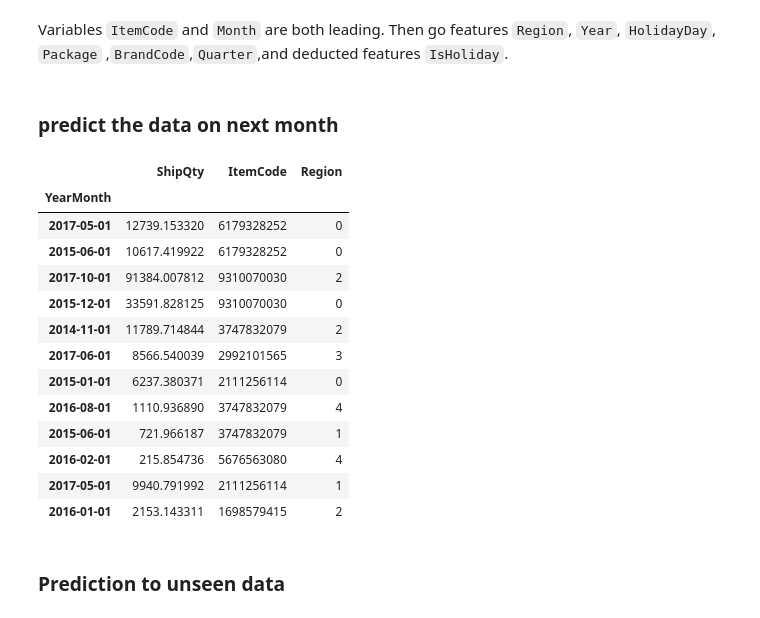
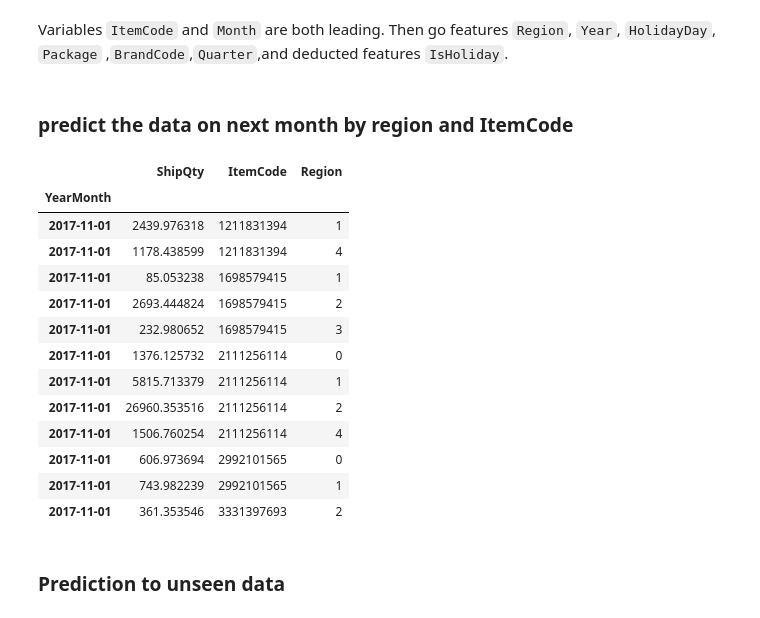
Before and after one commit to robin521111/data-sci, a Jupyter notebook: SONY Store_Sales.ipynb, the cells around one changed output. Saved outputs shown, nothing was run; the diff lists cells and outputs as text; code cells hidden in the pictures.

Commit message:
update prediction by item code by area

```diff
--- a/SONY Store_Sales.ipynb
+++ b/SONY Store_Sales.ipynb
@@ -1268,30 +1271,31 @@ xgb.plot_importance(model_final)
 # %% [markdown]
 Variables `ItemCode` and `Month` are both leading. Then go features `Region`,  `Year`, `HolidayDay`, `Package` ,`BrandCode`,`Quarter`,and deducted features `IsHoliday`.
 # %% [markdown]
-### predict the data on next month
+### predict the data on next month by region and ItemCode
 # %%
 from sklearn.model_selection import train_test_split
 
 train_m = xgb.DMatrix(train[predictors])
 train_p = model_final.predict(train_m)
-forecasts = pd.DataFrame({'ShipQty':np.exp(train_p),'ItemCode':train['ItemCode'],'Region':train['Region']})
-
-forecasts.head(12)
+forecasts = pd.DataFrame({'ShipQty':np.exp(train_p),'ItemCode':train['ItemCode'],'Region':train['Region']}).sort_values(by=['ItemCode','Region','YearMonth'])
+forecasts.sort_index(ascending=False)
+# print(forecasts['2017-04-01'])
+forecasts['2017-11-01'].head(12)
 # %% [output]
 |  | ShipQty | ItemCode | Region |
 | YearMonth |  |  |  |
-| 2017-05-01 | 12739.153320 | 6179328252 | 0 |
-| 2015-06-01 | 10617.419922 | 6179328252 | 0 |
-| 2017-10-01 | 91384.007812 | 9310070030 | 2 |
-| 2015-12-01 | 33591.828125 | 9310070030 | 0 |
-| 2014-11-01 | 11789.714844 | 3747832079 | 2 |
-| 2017-06-01 | 8566.540039 | 2992101565 | 3 |
-| 2015-01-01 | 6237.380371 | 2111256114 | 0 |
-| 2016-08-01 | 1110.936890 | 3747832079 | 4 |
-| 2015-06-01 | 721.966187 | 3747832079 | 1 |
-| 2016-02-01 | 215.854736 | 5676563080 | 4 |
-| 2017-05-01 | 9940.791992 | 2111256114 | 1 |
-| 2016-01-01 | 2153.143311 | 1698579415 | 2 |
+| 2017-11-01 | 2439.976318 | 1211831394 | 1 |
+| 2017-11-01 | 1178.438599 | 1211831394 | 4 |
+| 2017-11-01 | 85.053238 | 1698579415 | 1 |
+| 2017-11-01 | 2693.444824 | 1698579415 | 2 |
+| 2017-11-01 | 232.980652 | 1698579415 | 3 |
+| 2017-11-01 | 1376.125732 | 2111256114 | 0 |
+| 2017-11-01 | 5815.713379 | 2111256114 | 1 |
+| 2017-11-01 | 26960.353516 | 2111256114 | 2 |
+| 2017-11-01 | 1506.760254 | 2111256114 | 4 |
+| 2017-11-01 | 606.973694 | 2992101565 | 0 |
+| 2017-11-01 | 743.982239 | 2992101565 | 1 |
+| 2017-11-01 | 361.353546 | 3331397693 | 2 |
 # %% [markdown]
 ### Prediction to unseen data
 # %%
```
Also changed, not shown: parts of 20 cells of this notebook.
